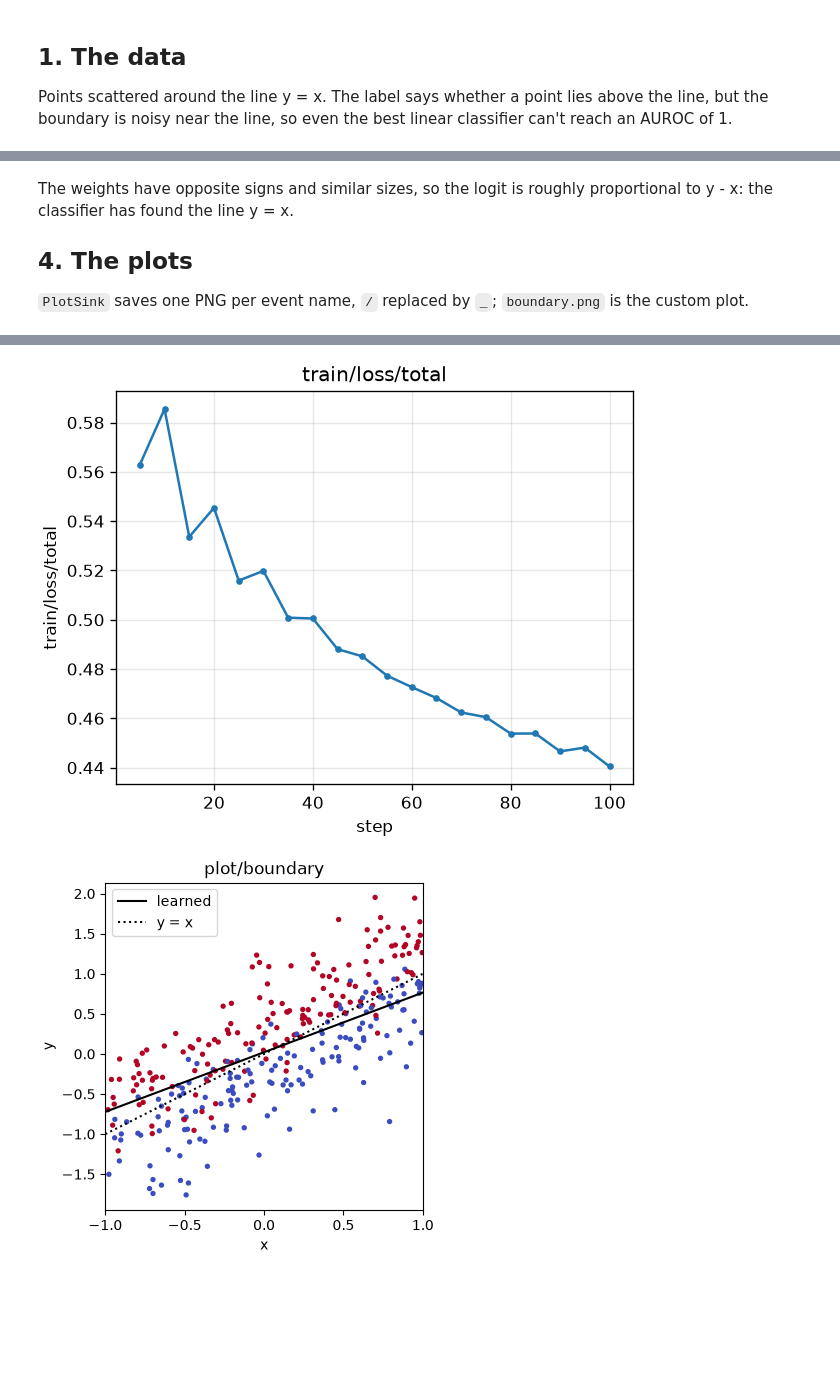
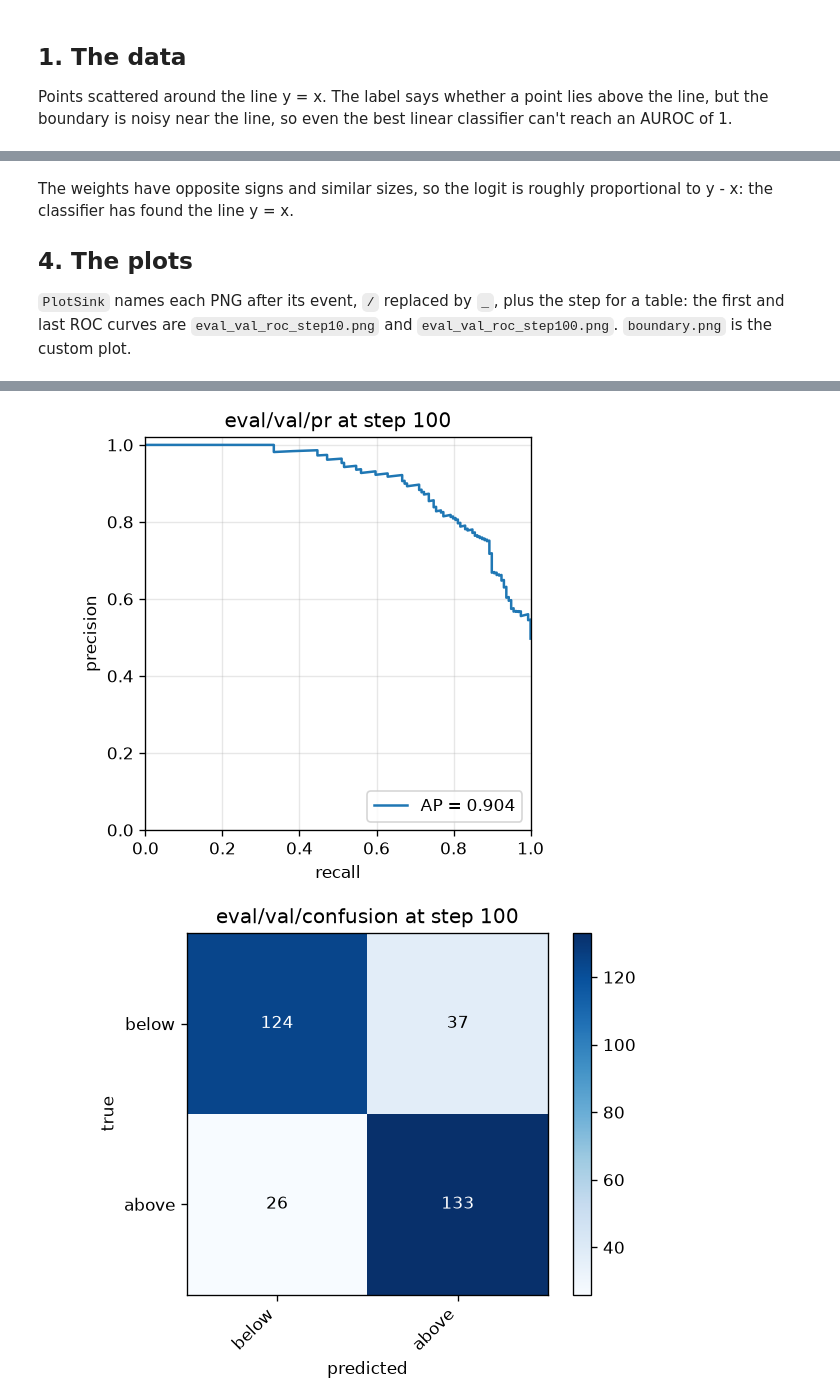
Before and after one commit to tile-and-error/imagenet-classification, a Jupyter notebook: examples/roc_plot_sink.ipynb, the cells around one changed output, grey strips where cells are left out. Saved outputs shown, nothing was run; the diff lists cells and outputs as text; code cells hidden in the pictures; blank space fills up the shorter version.

Commit message:
Changes to curve bindings to make things simpler

```diff
--- a/examples/roc_plot_sink.ipynb
+++ b/examples/roc_plot_sink.ipynb
@@ -65,7 +70,8 @@ from torchmetrics.classification import BinaryAUROC
 
 from lwfm.core.graph import ExecutionGraph, ModelNode
 from lwfm.core.losses import LossBinding, LossComposer
-from lwfm.evaluation.metrics import MetricBinding
+from lwfm.evaluation.metrics import CurveBinding, MetricBinding
+from lwfm.results.curves import ConfusionMatrix, PRCurve, ROCCurve
 from lwfm.training import Trainer, seed_everything
 
 
@@ -85,8 +91,18 @@ graph = ExecutionGraph([classifier])
 loss = LossComposer(
     [LossBinding("bce", BinaryCrossEntropy(), ["classifier.logit", "targets.label"])]
 )
+reads = ["classifier.logit", "targets.label"]
 # BinaryAUROC applies the sigmoid itself when given logits
-metrics = [MetricBinding("auroc", BinaryAUROC(), ["classifier.logit", "targets.label"])]
+metrics = [MetricBinding("auroc", BinaryAUROC(), reads)]
+curves = [
+    CurveBinding("roc", ROCCurve.from_scores, reads),
+    CurveBinding("pr", PRCurve.from_scores, reads),
+    CurveBinding(
+        "confusion",
+        lambda s, y: ConfusionMatrix.from_scores(s, y, ["below", "above"]),  # logit > 0
+        reads,
+    ),
+]
 # %% [markdown]
 ## 3. Training, with the plots as one more sink
 
@@ -174,11 +189,20 @@ proportional to y - x: the classifier has found the line y = x.
 
 ## 4. The plots
 
-`PlotSink` saves one PNG per event name, `/` replaced by `_`; `boundary.png` is the
-custom plot.
+`PlotSink` names each PNG after its event, `/` replaced by `_`, plus the step for a
+table: the first and last ROC curves are `eval_val_roc_step10.png` and
+`eval_val_roc_step100.png`. `boundary.png` is the custom plot.
 # %%
 from IPython.display import Image, display
 
-for name in ("eval_val_roc", "eval_val_auroc", "train_loss_total", "boundary"):
+names = [
+    "eval_val_roc_step10",  # after the first epoch
+    f"eval_val_roc_step{step}",
+    f"eval_val_pr_step{step}",
+    f"eval_val_confusion_step{step}",
+    "eval_val_auroc",
+    "boundary",
+]
+for name in names:
     display(Image(filename=run_dir / "plots" / f"{name}.png"))
 # %% [output]
@@ -187,2 +211,2 @@ for name in ("eval_val_roc", "eval_val_auroc", "train_loss_total", "boundary"):
-[figure, old version]
+[figure, new version]
-[figure, old version]
+[figure, new version]
```
Also changed, not shown: parts of 6 cells of this notebook, 15 other files.
